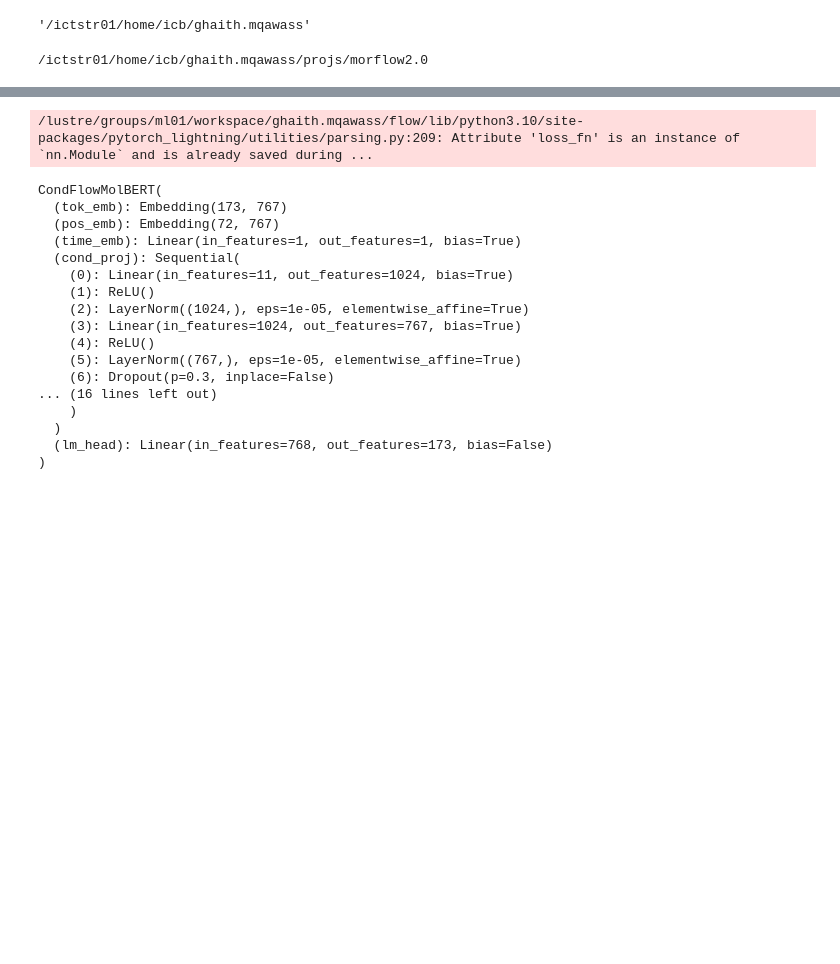
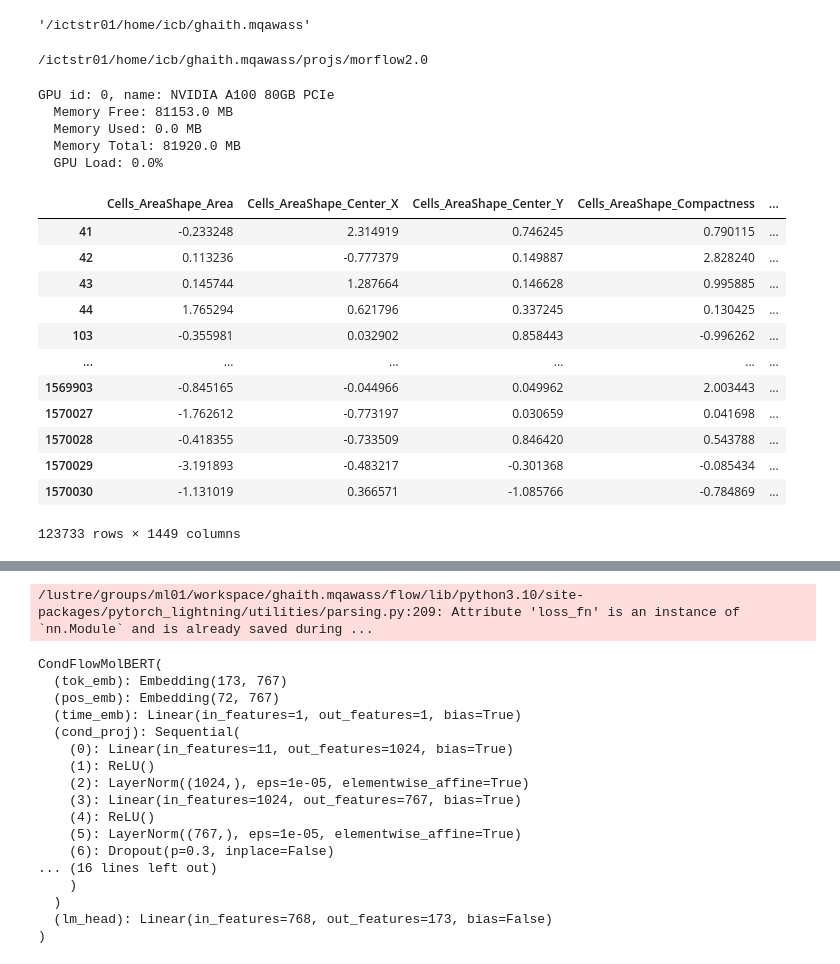
Before and after one commit to harrylaucngd/MSFlow, a Jupyter notebook: explore.ipynb, the cells around one changed output, grey strips where cells are left out. Drawn from its saved outputs; the diff is of its cells as text; code cells hidden in the pictures; blank space fills up the shorter version.

```diff
--- a/explore.ipynb
+++ b/explore.ipynb
@@ -323,6 +323,23 @@ pwd
 cd projs/morflow2.0/
 # %% [output]
 /ictstr01/home/icb/ghaith.mqawass/projs/morflow2.0
+# %%
+import GPUtil
+import torch
+GPUs = GPUtil.getGPUs()
+torch.cuda.empty_cache()
+for gpu in GPUs:
+    print(f"GPU id: {gpu.id}, name: {gpu.name}")
+    print(f"  Memory Free: {gpu.memoryFree} MB")
+    print(f"  Memory Used: {gpu.memoryUsed} MB")
+    print(f"  Memory Total: {gpu.memoryTotal} MB")
+    print(f"  GPU Load: {gpu.load*100}%")
+# %% [output]
+GPU id: 0, name: NVIDIA A100 80GB PCIe
+  Memory Free: 81153.0 MB
+  Memory Used: 0.0 MB
+  Memory Total: 81920.0 MB
+  GPU Load: 0.0%
 # %%
 import pandas as pd
 from tqdm import tqdm
@@ -333,0 +351,16 @@ df= pd.read_parquet('/lustre/groups/ml01/workspace/ghaith.mqawass/2025_ghaith_de
+# %%
+df[df.has_condition==True].iloc[:,-1450:-1]
+# %% [output]
+|  | Cells_AreaShape_Area | Cells_AreaShape_Center_X | Cells_AreaShape_Center_Y | Cells_AreaShape_Compactness | ... |
+| 41 | -0.233248 | 2.314919 | 0.746245 | 0.790115 | ... |
+| 42 | 0.113236 | -0.777379 | 0.149887 | 2.828240 | ... |
+| 43 | 0.145744 | 1.287664 | 0.146628 | 0.995885 | ... |
+| 44 | 1.765294 | 0.621796 | 0.337245 | 0.130425 | ... |
+| 103 | -0.355981 | 0.032902 | 0.858443 | -0.996262 | ... |
+| ... | ... | ... | ... | ... | ... |
+| 1569903 | -0.845165 | -0.044966 | 0.049962 | 2.003443 | ... |
+| 1570027 | -1.762612 | -0.773197 | 0.030659 | 0.041698 | ... |
+| 1570028 | -0.418355 | -0.733509 | 0.846420 | 0.543788 | ... |
+| 1570029 | -3.191893 | -0.483217 | -0.301368 | -0.085434 | ... |
+| 1570030 | -1.131019 | 0.366571 | -1.085766 | -0.784869 | ... |
+123733 rows × 1449 columns
```
Also changed, not shown: parts of 18 cells of this notebook, 4 other files.
